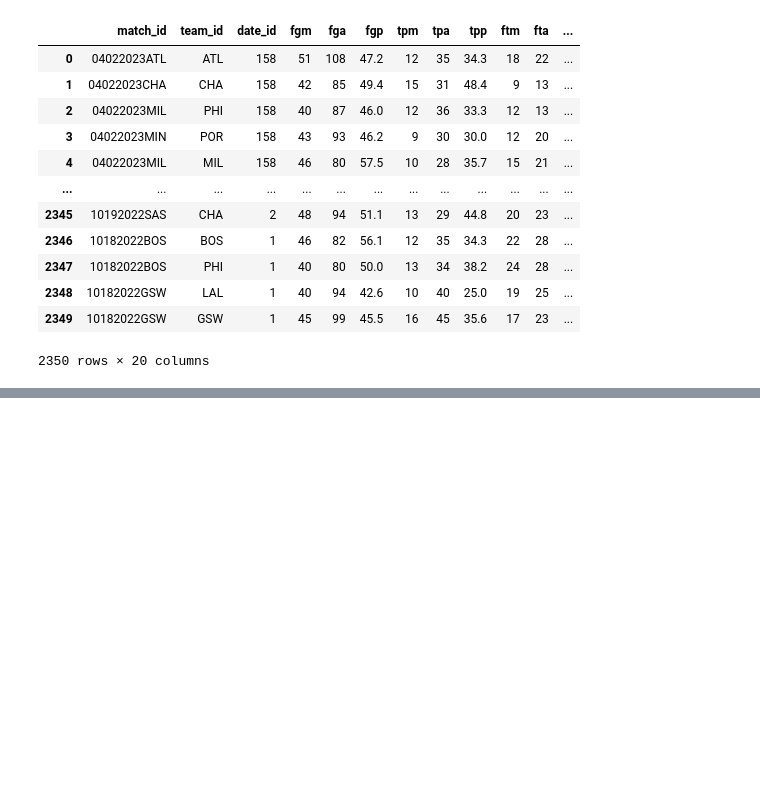
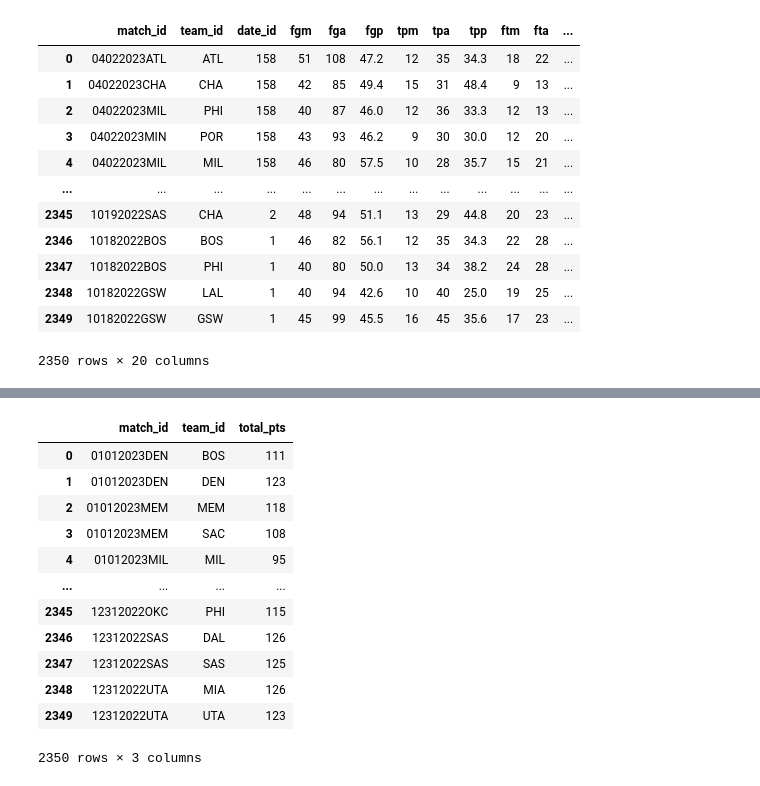
Before and after one commit to AlexandruNitulescu/nba_visualizer_py, a Jupyter notebook: database.ipynb, the cells around one changed output, grey strips where cells are left out. Cells and saved outputs as stored; diff of their text form; code cells hidden in the pictures; blank space fills up the shorter version.

```diff
--- a/database.ipynb
+++ b/database.ipynb
@@ -405,0 +402,21 @@ tables
+# %%
+total_sum = pd.read_sql('''
+SELECT match_id, team_id, SUM(pts) as total_pts
+FROM match_info
+GROUP BY match_id, team_id;
+''', conn)
+total_sum
+# %% [output]
+|  | match_id | team_id | total_pts |
+| 0 | 01012023DEN | BOS | 111 |
+| 1 | 01012023DEN | DEN | 123 |
+| 2 | 01012023MEM | MEM | 118 |
+| 3 | 01012023MEM | SAC | 108 |
+| 4 | 01012023MIL | MIL | 95 |
+| ... | ... | ... | ... |
+| 2345 | 12312022OKC | PHI | 115 |
+| 2346 | 12312022SAS | DAL | 126 |
+| 2347 | 12312022SAS | SAS | 125 |
+| 2348 | 12312022UTA | MIA | 126 |
+| 2349 | 12312022UTA | UTA | 123 |
+2350 rows × 3 columns
```
Also changed, not shown: parts of 13 cells of this notebook, 4 other files.
